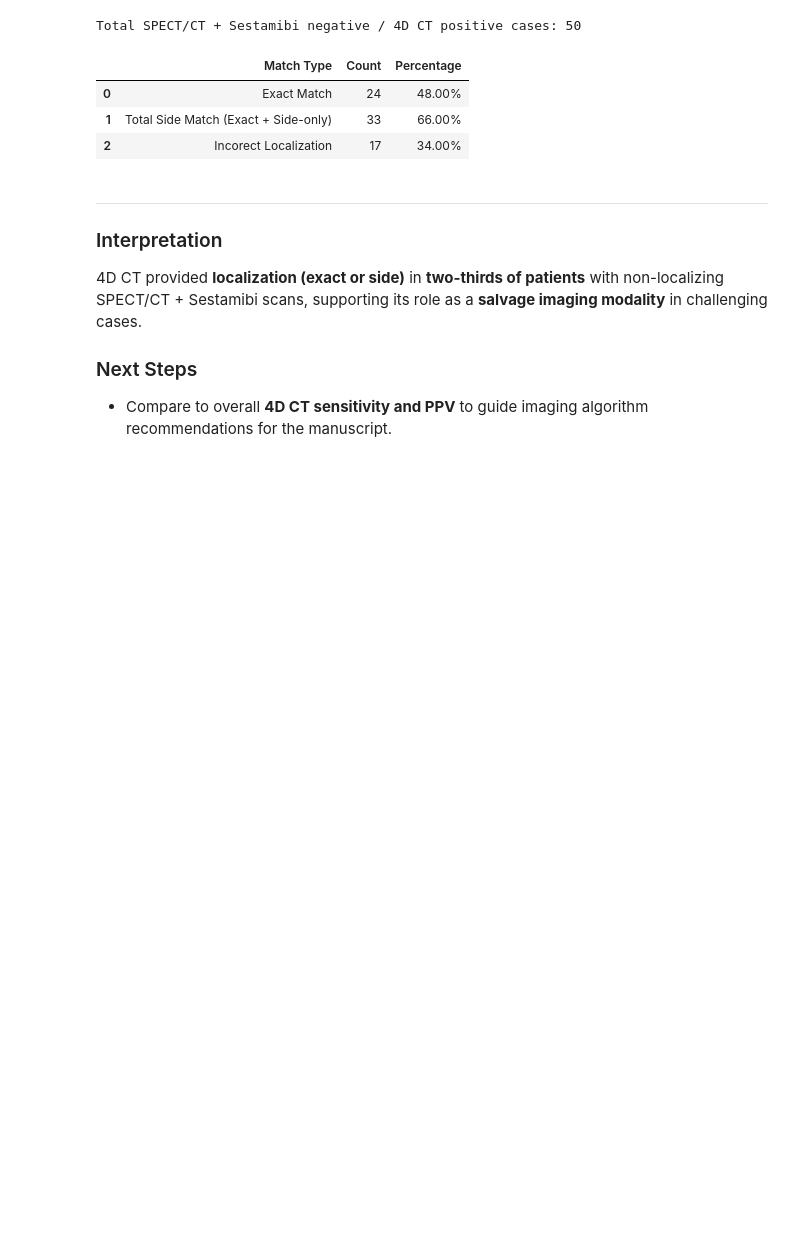
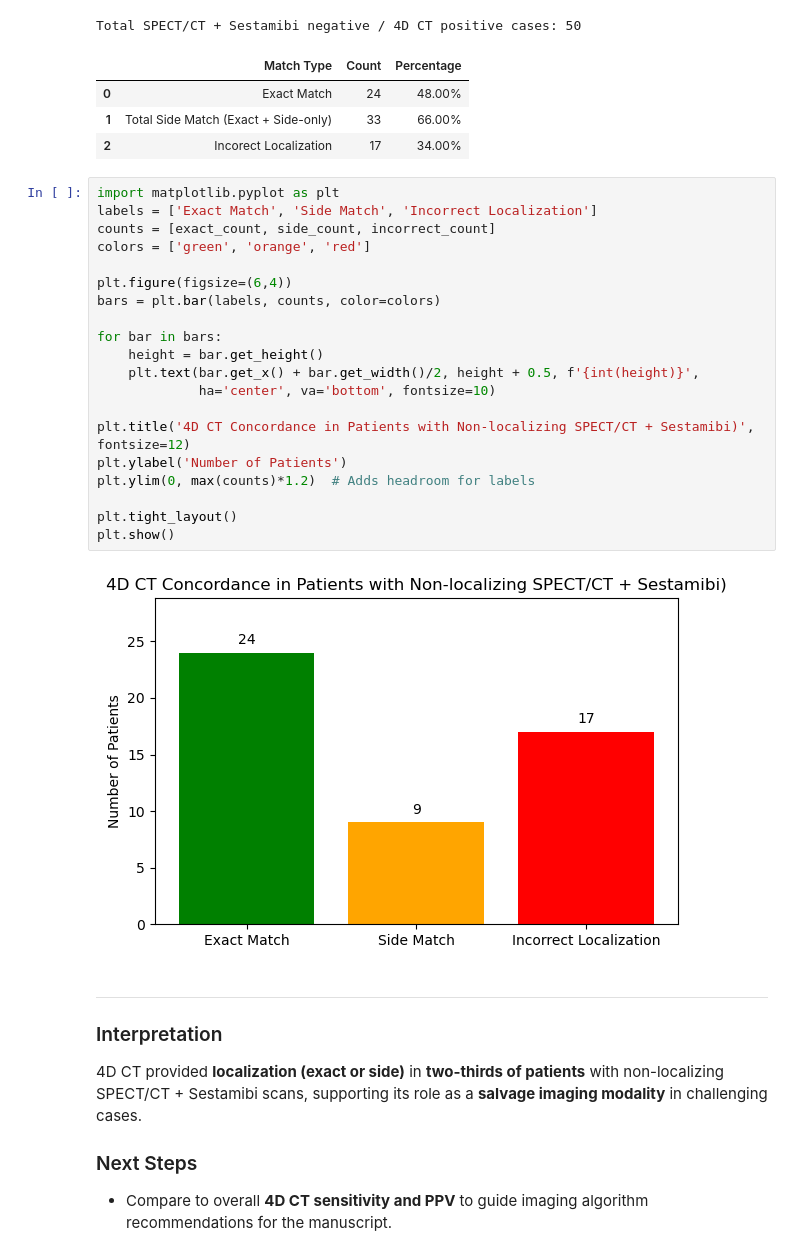
Before and after one commit to Jonah-Schwartz521/ent-imaging-analysis, a Jupyter notebook: Imaging Analysis/modality_concordance/spect-mibi(-)_4d(+).ipynb, the cells around one changed output. Cells and saved outputs as stored; diff of their text form; blank space fills up the shorter version.

```diff
--- a/Imaging Analysis/modality_concordance/spect-mibi(-)_4d(+).ipynb
+++ b/Imaging Analysis/modality_concordance/spect-mibi(-)_4d(+).ipynb
@@ -177,6 +177,28 @@ Total SPECT/CT + Sestamibi negative / 4D CT positive cases: 50
 | 0 | Exact Match | 24 | 48.00% |
 | 1 | Total Side Match (Exact + Side-only) | 33 | 66.00% |
 | 2 | Incorect Localization | 17 | 34.00% |
+# %%
+import matplotlib.pyplot as plt
+labels = ['Exact Match', 'Side Match', 'Incorrect Localization']
+counts = [exact_count, side_count, incorrect_count]
+colors = ['green', 'orange', 'red']
+
+plt.figure(figsize=(6,4))
+bars = plt.bar(labels, counts, color=colors)
+
+for bar in bars:
+    height = bar.get_height()
+    plt.text(bar.get_x() + bar.get_width()/2, height + 0.5, f'{int(height)}',
+             ha='center', va='bottom', fontsize=10)
+
+plt.title('4D CT Concordance in Patients with Non-localizing SPECT/CT + Sestamibi)', fontsize=12)
+plt.ylabel('Number of Patients')
+plt.ylim(0, max(counts)*1.2)  # Adds headroom for labels
+
+plt.tight_layout()
+plt.show()
+# %% [output]
+[figure, added]
 # %% [markdown]
 ---
 
```
Also changed, not shown: parts of 1 cell of this notebook, 4 other files.
